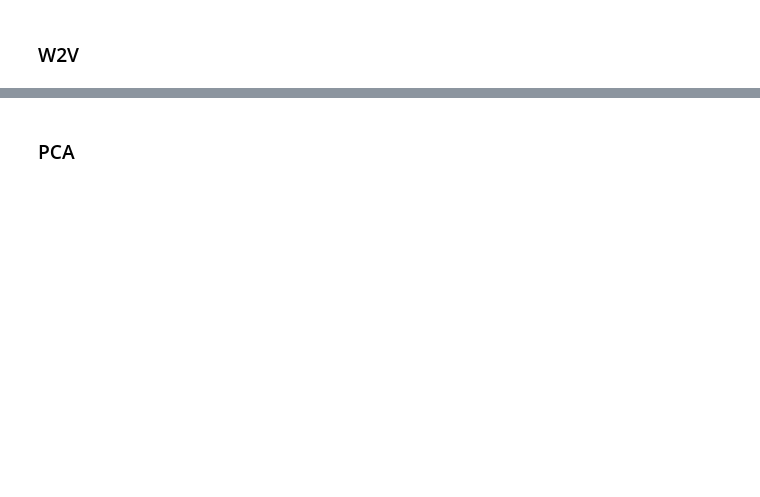
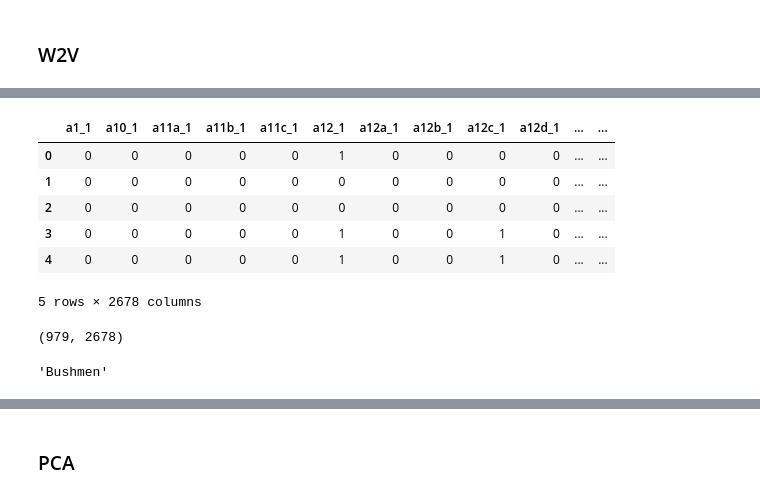
Before and after one commit to varan42/myths_transition, a Jupyter notebook: myths_.ipynb, the cells around one changed output, grey strips where cells are left out. Cells and saved outputs as stored; diff of their text form; code cells hidden in the pictures; blank space fills up the shorter version.

```diff
--- a/myths_.ipynb
+++ b/myths_.ipynb
@@ -155,8 +81,0 @@ def train(data):
-# %%
-# doc = "After the deduction of the costs of investing, " \
-#       "beating the stock market is a loser's game."
-
-model = word2vec_model(window_size=3, embedding_size=10, epochs=100, learning_rate=0.01)
-model.train(df)
-
-len(model.w1)
@@ -170,0 +96,18 @@ len(model.w1)
+# %%
+df.iloc[:,4:].head()
+# %% [output]
+|  | a1_1 | a10_1 | a11a_1 | a11b_1 | a11c_1 | a12_1 | a12a_1 | a12b_1 | a12c_1 | a12d_1 | ... | ... |
+| 0 | 0 | 0 | 0 | 0 | 0 | 1 | 0 | 0 | 0 | 0 | ... | ... |
+| 1 | 0 | 0 | 0 | 0 | 0 | 0 | 0 | 0 | 0 | 0 | ... | ... |
+| 2 | 0 | 0 | 0 | 0 | 0 | 0 | 0 | 0 | 0 | 0 | ... | ... |
+| 3 | 0 | 0 | 0 | 0 | 0 | 1 | 0 | 0 | 1 | 0 | ... | ... |
+| 4 | 0 | 0 | 0 | 0 | 0 | 1 | 0 | 0 | 1 | 0 | ... | ... |
+5 rows × 2678 columns
+# %%
+df.iloc[:,4:].shape
+# %% [output]
+(979, 2678)
+# %%
+df.iloc[0,1]
+# %% [output]
+'Bushmen'
```
Also changed, not shown: parts of 54 cells of this notebook, 10 other files.
